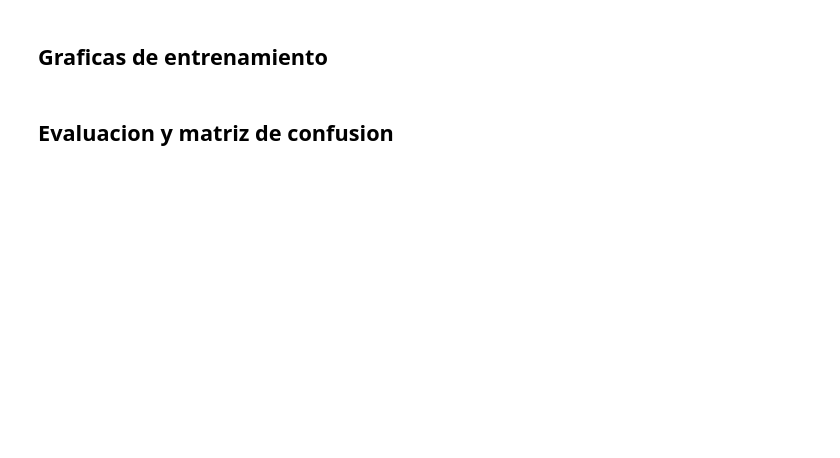
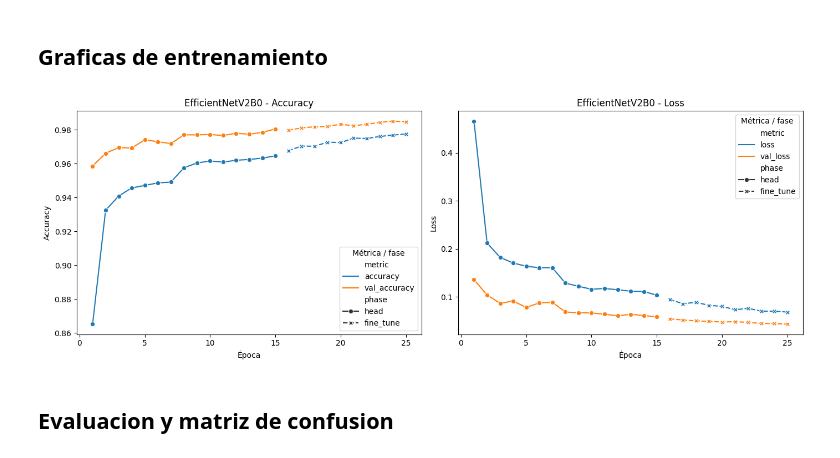
Before and after one commit to CarolinaChavezDavid/convolutional-neuronal-network, a Jupyter notebook: EfficientNet/EfficientNetV2B0.ipynb, the cells around one changed output. Cells and saved outputs as stored; diff of their text form; code cells hidden in the pictures; blank space fills up the shorter version.

```diff
--- a/EfficientNet/EfficientNetV2B0.ipynb
+++ b/EfficientNet/EfficientNetV2B0.ipynb
@@ -30,10 +30,11 @@ random.seed(SEED)
 np.random.seed(SEED)
 tf.random.set_seed(SEED)
 
-PROJECT_DIR        = Path('/Users/carolinachavez/convolutional-neuronal-network/EfficientNet')
-MOBILENET_DIR      = Path('/Users/carolinachavez/convolutional-neuronal-network/MobileNet')
+PROJECT_DIR        = Path('/Users/carolinachavez/Documents/convolutional-neuronal-network-main/EfficientNet')
+MOBILENET_DIR      = Path('/Users/carolinachavez/Documents/convolutional-neuronal-network-main/MobileNet')
 ANDROID_ASSETS_DIR = Path('/Users/carolinachavez/Documents/Leaf-disease-applicaton/Leafdisease/app/src/main/assets')
-CONTEXT_DOC        = Path('/Users/carolinachavez/convolutional-neuronal-network/context/model_efficientNetV2.md')
+CONTEXT_DOC        = Path('/Users/carolinachavez/Documents/convolutional-neuronal-network-main/context/model_efficientNetV2.md')
+LABEL_DIR = Path('/Users/carolinachavez/Documents/convolutional-neuronal-network-main/MobileNet')
 
 # B0: 224x224 | B1: 240x240 | B2: 260x260 | B3: 300x300 | S: 384x384
 # Se usa 224x224 para B0/B1/B2 para mantener comparabilidad con MobileNet
@@ -54,7 +55,7 @@ MODEL_NAME    = f'efficientnetv2{MODEL_VARIANT.lower()}_v1'
 # --- Modo de entrenamiento ---
 # 'smoke_test': pipeline rapido con pocos datos (validar que todo funciona)
 # 'full'      : corrida completa para resultados de tesis
-TRAINING_MODE = 'smoke_test'
+TRAINING_MODE = 'full'
 
 SMOKE_TRAIN_EXAMPLES = 2048
 SMOKE_VAL_EXAMPLES   = 512
@@ -307,35 +391,59 @@ else:
 # %%
 def history_to_frame(*histories):
     frames, offset = [], 0
     for name, hist in histories:
         if hist is None:
             continue
         frame = pd.DataFrame(hist.history)
         frame['epoch'] = np.arange(offset, offset + len(frame)) + 1
         frame['phase'] = name
         frames.append(frame)
         offset += len(frame)
     return pd.concat(frames, ignore_index=True) if frames else pd.DataFrame()
 
+
 history_df = history_to_frame(('head', history_head), ('fine_tune', history_finetune))
 
 if not history_df.empty:
     fig, axes = plt.subplots(1, 2, figsize=(14, 5))
-    for col, ax, title in [
+
+    for cols, ax, title in [
         (['accuracy', 'val_accuracy'], axes[0], 'Accuracy'),
-        (['loss',     'val_loss'],     axes[1], 'Loss'),
+        (['loss', 'val_loss'], axes[1], 'Loss'),
     ]:
-        for c in col:
-            if c in history_df.columns:
-                sns.lineplot(data=history_df, x='epoch', y=c, hue='phase', ax=ax, label=c)
+        plot_df = history_df.melt(
+            id_vars=['epoch', 'phase'],
+            value_vars=[c for c in cols if c in history_df.columns],
+            var_name='metric',
+            value_name='value'
+        )
+
+        sns.lineplot(
+            data=plot_df,
+            x='epoch',
+            y='value',
+            hue='metric',
+            style='phase',
+            markers=True,
+            ax=ax
+        )
+
         ax.set_title(f'EfficientNetV2{MODEL_VARIANT} - {title}')
-        ax.set_xlabel('Epoca')
-        ax.legend()
+        ax.set_xlabel('Época')
+        ax.set_ylabel(title)
+        ax.legend(title='Métrica / fase')
+
     plt.tight_layout()
-    plt.savefig(PROJECT_DIR / f'training_graph_v2{MODEL_VARIANT.lower()}.png', dpi=150, bbox_inches='tight')
+    plt.savefig(
+        PROJECT_DIR / f'training_graph_v2{MODEL_VARIANT.lower()}.png',
+        dpi=150,
+        bbox_inches='tight'
+    )
     plt.show()
 else:
     print('Sin historial de entrenamiento para graficar.')
+# %% [output]
+[figure, added]
 # %% [markdown]
 ## Evaluacion y matriz de confusion
 # %%
```
Also changed, not shown: parts of 8 cells of this notebook, 2 other files.
